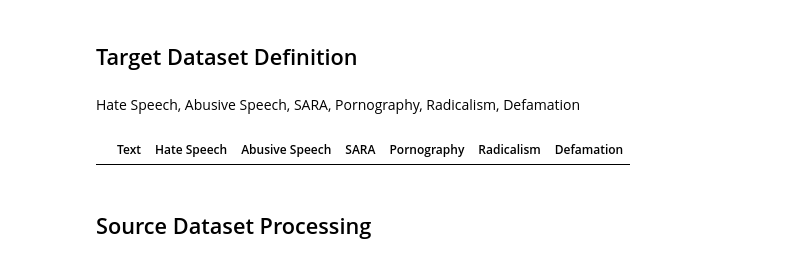
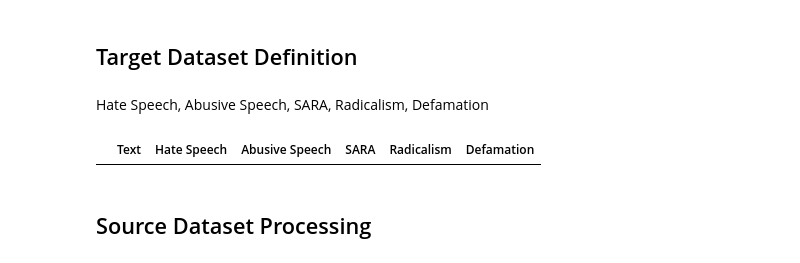
Before and after one commit to RML1812/safe-anonymous-chat-bot-telegram, a Jupyter notebook: model-creation/IndoBERT Toxicity Classification Model.ipynb, the cells around one changed output. Saved outputs shown, nothing was run; the diff lists cells and outputs as text; code cells hidden in the pictures.

```diff
--- a/model-creation/IndoBERT Toxicity Classification Model.ipynb
+++ b/model-creation/IndoBERT Toxicity Classification Model.ipynb
@@ -17,12 +21,12 @@ from torch.utils.data import DataLoader, TensorDataset
 # %% [markdown]
 ## Target Dataset Definition
 # %% [markdown]
-Hate Speech, Abusive Speech, SARA, Pornography, Radicalism, Defamation
+Hate Speech, Abusive Speech, SARA, Radicalism, Defamation
 # %%
-toxic_df = pd.DataFrame(columns=["Text", "Hate Speech", "Abusive Speech", "SARA", "Pornography", "Radicalism", "Defamation"])
+toxic_df = pd.DataFrame(columns=["Text", "Hate Speech", "Abusive Speech", "SARA", "Radicalism", "Defamation"])
 toxic_df
 # %% [output]
-|  | Text | Hate Speech | Abusive Speech | SARA | Pornography | Radicalism | Defamation |
+|  | Text | Hate Speech | Abusive Speech | SARA | Radicalism | Defamation |
 # %% [markdown]
 ## Source Dataset Processing
 # %% [markdown]
```
Also changed, not shown: parts of 19 cells of this notebook.
